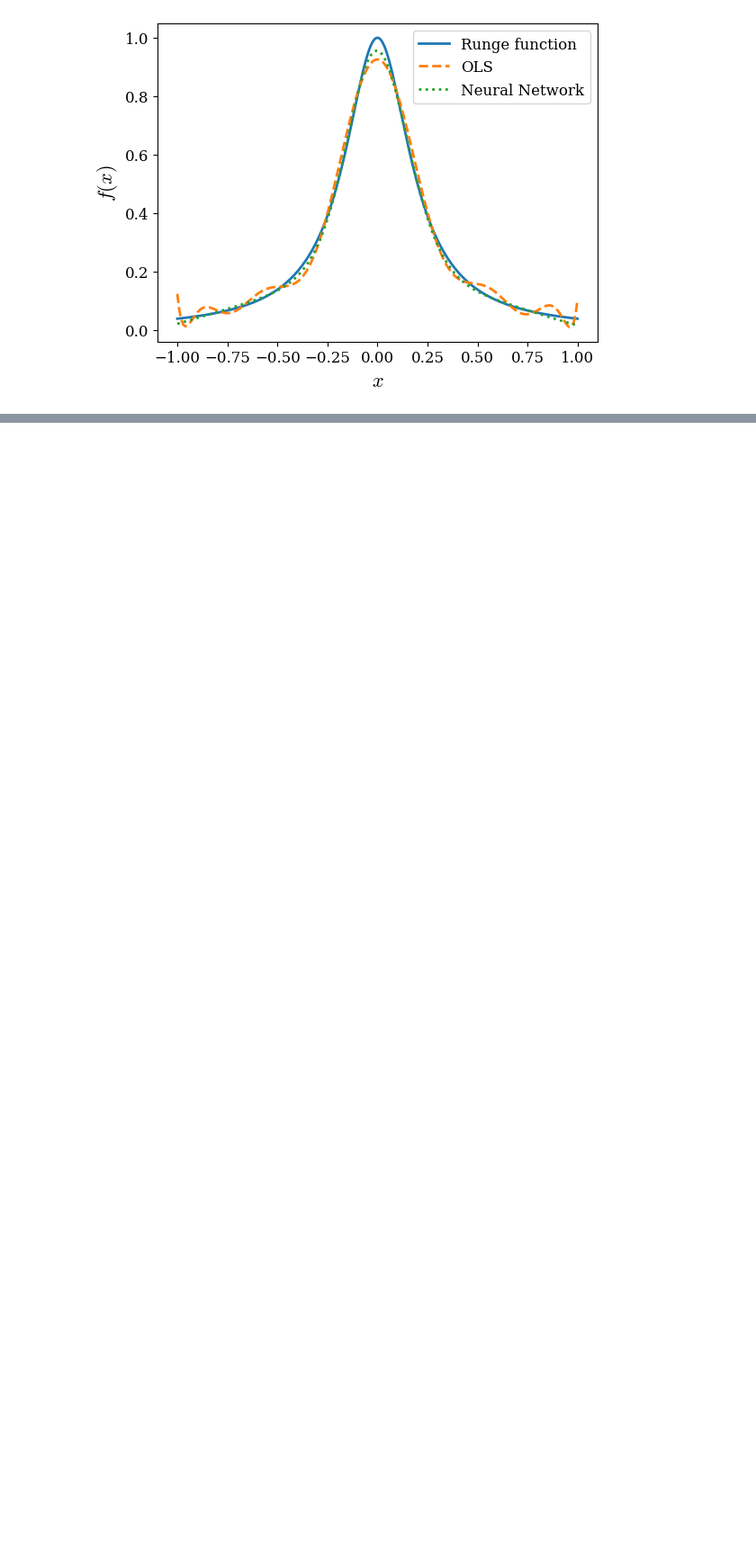
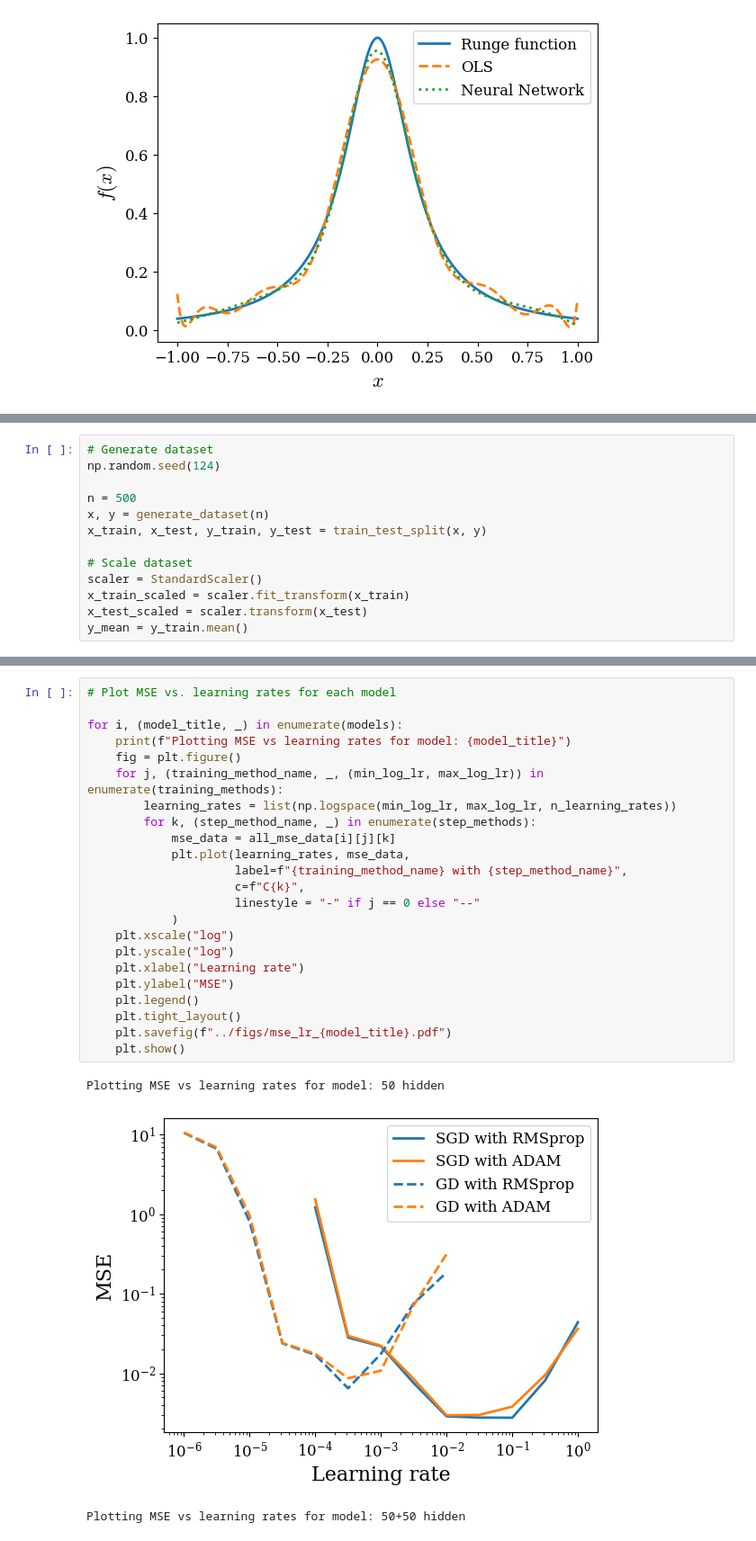
Before and after one commit to HeineEH/FYS-STK3155_Project2, a Jupyter notebook: code/exercise_2b.ipynb, the cells around one changed output, grey strips where cells are left out. Shown at 90% size. Saved outputs shown, nothing was run; the diff lists cells and outputs as text; blank space fills up the shorter version.

```diff
--- a/code/exercise_2b.ipynb
+++ b/code/exercise_2b.ipynb
@@ -126,0 +127,13 @@ plt.show()
+# %%
+# Generate dataset
+np.random.seed(124)
+
+n = 500
+x, y = generate_dataset(n)
+x_train, x_test, y_train, y_test = train_test_split(x, y)
+
+# Scale dataset
+scaler = StandardScaler()
+x_train_scaled = scaler.fit_transform(x_train)
+x_test_scaled = scaler.transform(x_test)
+y_mean = y_train.mean()
@@ -126,0 +214,27 @@ plt.show()
+# %%
+# Plot MSE vs. learning rates for each model
+
+for i, (model_title, _) in enumerate(models):
+    print(f"Plotting MSE vs learning rates for model: {model_title}")
+    fig = plt.figure()
+    for j, (training_method_name, _, (min_log_lr, max_log_lr)) in enumerate(training_methods):
+        learning_rates = list(np.logspace(min_log_lr, max_log_lr, n_learning_rates))
+        for k, (step_method_name, _) in enumerate(step_methods):
+            mse_data = all_mse_data[i][j][k]
+            plt.plot(learning_rates, mse_data,
+                     label=f"{training_method_name} with {step_method_name}",
+                     c=f"C{k}",
+                     linestyle = "-" if j == 0 else "--"
+            )
+    plt.xscale("log")
+    plt.yscale("log")
+    plt.xlabel("Learning rate")
+    plt.ylabel("MSE")
+    plt.legend()
+    plt.tight_layout()
+    plt.savefig(f"../figs/mse_lr_{model_title}.pdf")
+    plt.show()
+# %% [output]
+Plotting MSE vs learning rates for model: 50 hidden
+[figure, added]
+Plotting MSE vs learning rates for model: 50+50 hidden
```
Also changed, not shown: parts of 11 cells of this notebook, 2 other files.
